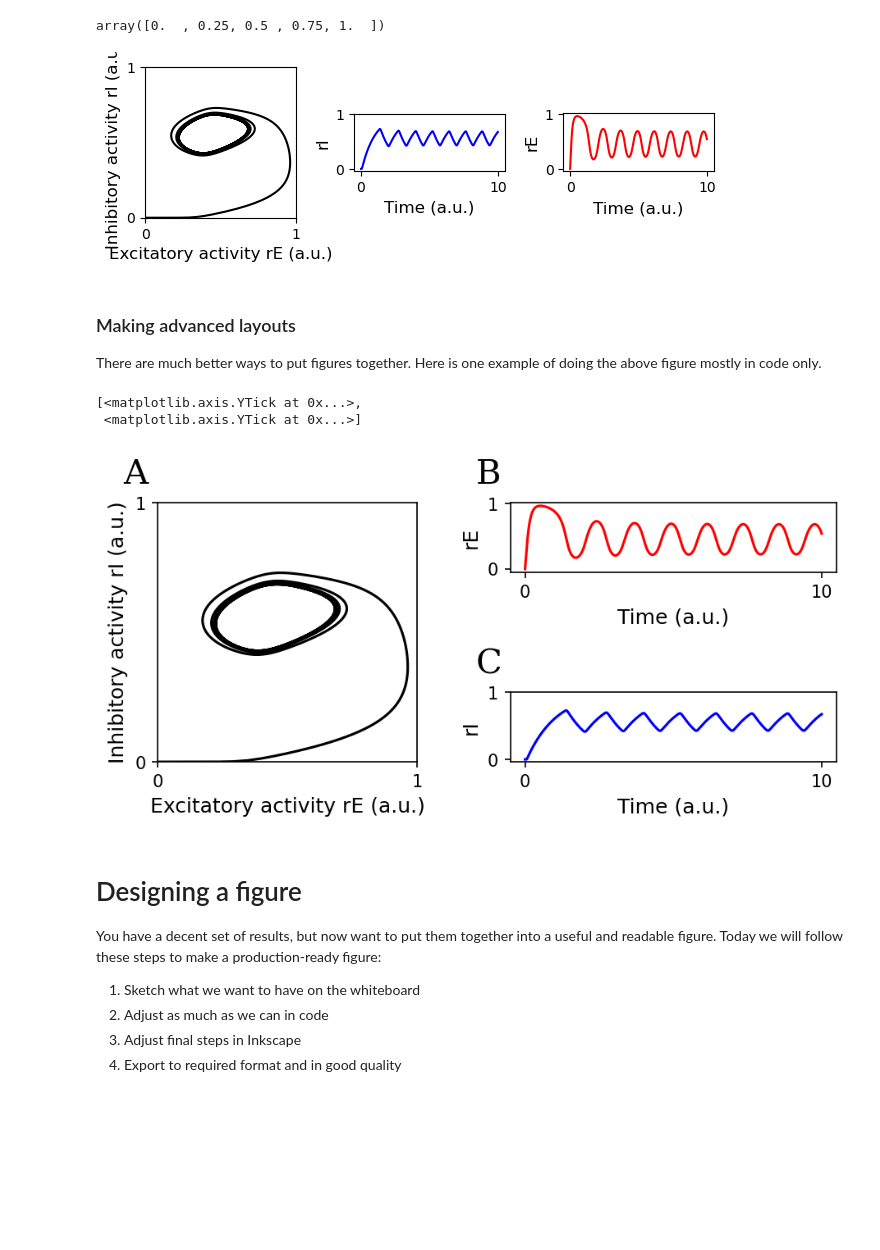
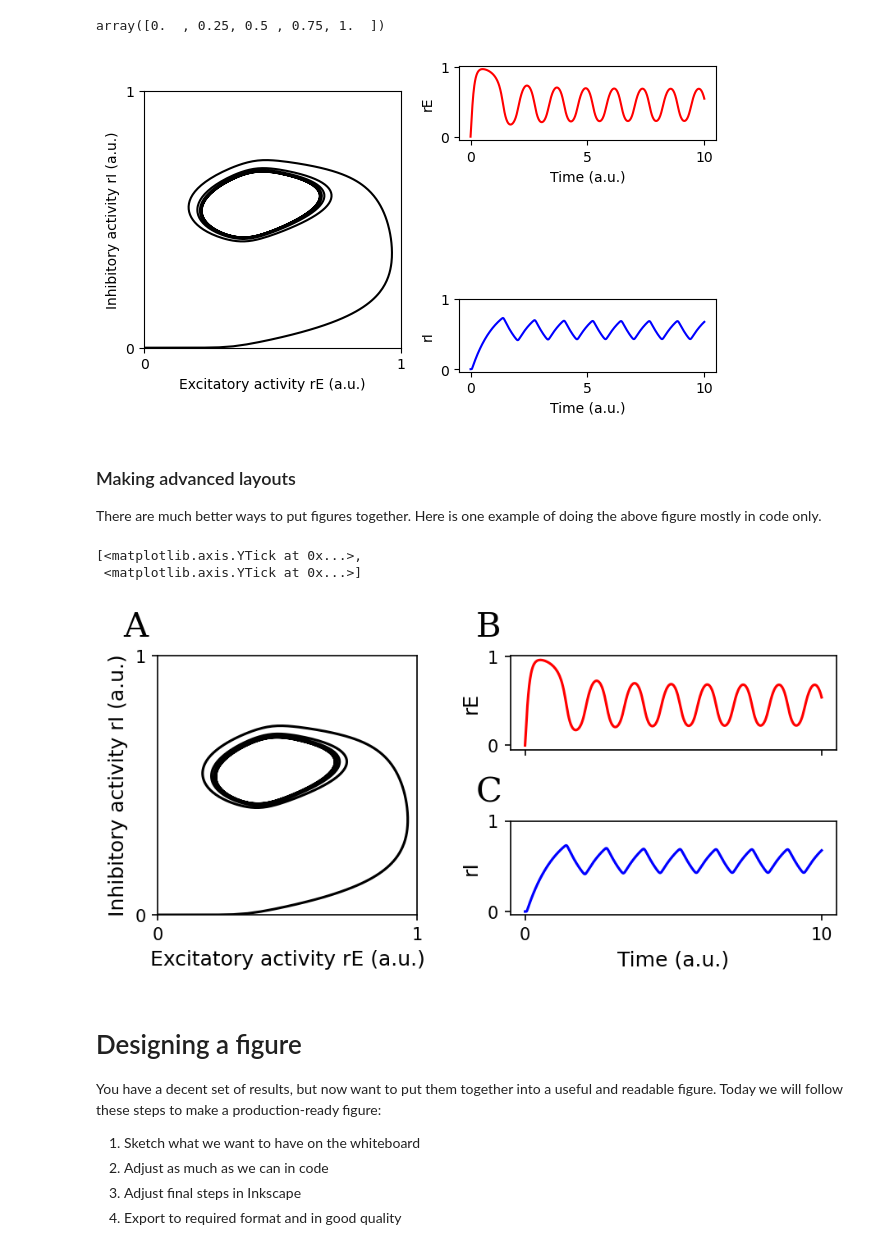
Before and after one commit to keemink-lab/FigureMakingTutorial, a Jupyter notebook: 20230425-SWK-Figure-making-tutorial-outcome.ipynb, the cells around one changed output. Cells and saved outputs as stored; diff of their text form; code cells hidden in the pictures; blank space fills up the shorter version.

```diff
--- a/20230425-SWK-Figure-making-tutorial-outcome.ipynb
+++ b/20230425-SWK-Figure-making-tutorial-outcome.ipynb
@@ -85,28 +85,29 @@ array([0.  , 0.25, 0.5 , 0.75, 1.  ])
 # %%
 fig = plt.figure()
 
 # plot rE VS rI
-ax1 = plt.subplot(131, aspect=1)
+ax1 = plt.subplot(121, aspect=1)
 plt.xticks(np.linspace(0, 1, 2))
 plt.yticks(np.linspace(0, 1, 2))
-plotrErI(fontsize=12)
+plotrErI()
 
 # plot rE over time
-ax2 = plt.subplot(133, aspect=4)
-plotTimesVSr(rE, 'rE', fontsize=12, color='r')
-plt.xticks(np.linspace(0, 10, 2))
+ax2 = plt.subplot(222, aspect=3)
+plotTimesVSr(rE, 'rE', color='red')
+plt.xticks(np.linspace(0, 10, 3))
 plt.yticks(np.linspace(0, 1, 2))
 
 # plot rI over time
-ax3 = plt.subplot(132, aspect=4)
-plotTimesVSr(rI, 'rI', fontsize=12, color='b')
-plt.xticks(np.linspace(0, 10, 2))
+ax3 = plt.subplot(224, aspect=3)
+plotTimesVSr(rI, 'rI', color='blue')
+plt.xticks(np.linspace(0, 10, 3))
 plt.yticks(np.linspace(0, 1, 2))
 
 plt.tight_layout() # this often fixes a lot of layout problems. Try plotting without it!
+
 plt.savefig('fig.svg')
 # %% [output]
-[figure, old version]
+[figure, new version]
 # %% [markdown]
 ### Making advanced layouts
 
@@ -148,8 +149,9 @@ plotrErI_onax(axs['A'], fontsize=12)
 
 # plot rE over time
 plotTimesVSr_onax(axs['B'], rE, 'rE', fontsize=12, color='r')
-axs['B'].set_xticks(np.linspace(0, 10, 2))
+axs['B'].set_xticks(np.linspace(0, 10, 2), ['']*2)
 axs['B'].set_yticks(np.linspace(0, 1, 2))
+axs['B'].set_xlabel('')
 
 # plot rI over time
 plotTimesVSr_onax(axs['C'], rI, 'rI', fontsize=12, color='b')
@@ -158,7 +160,7 @@ axs['C'].set_yticks(np.linspace(0, 1, 2))
 # %% [output]
 [<matplotlib.axis.YTick at 0x...>,
  <matplotlib.axis.YTick at 0x...>]
-[figure, old version]
+[figure, new version]
 # %% [markdown]
 # Designing a figure
 You have a decent set of results, but now want to put them together into a useful and readable figure. Today we will follow these steps to make a production-ready figure:
```
